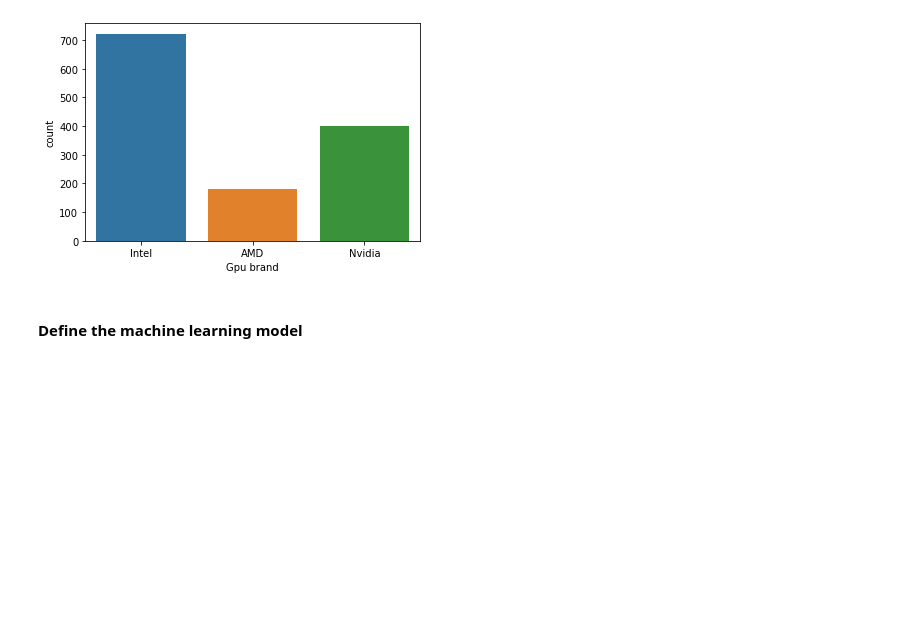
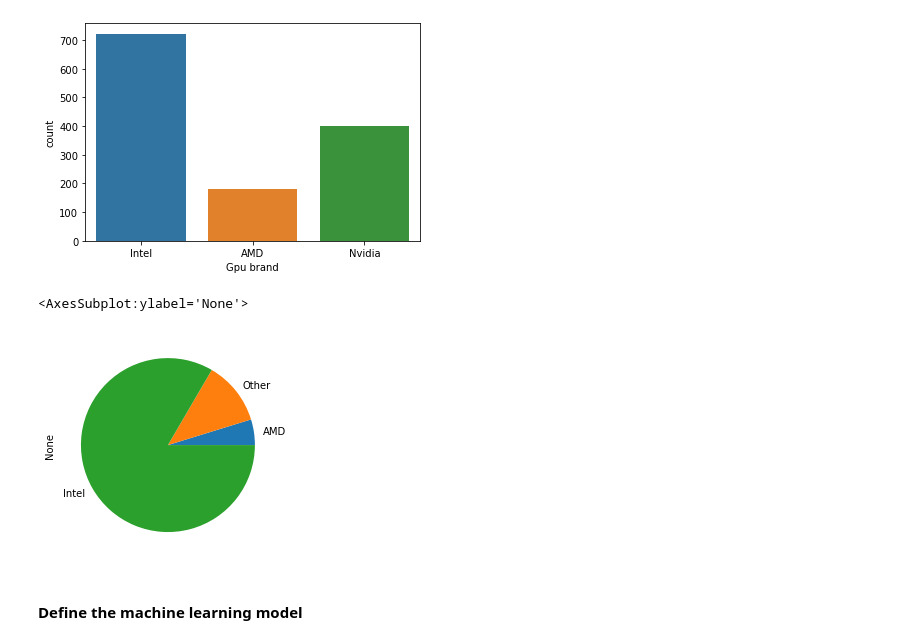
Before and after one commit to SalithaEkanayaka123/ML_Assignment2_IT19121048_IT19086408_IT19099514_IT19104690-1, a Jupyter notebook: machine-learning-assignment2.ipynb, the cells around one changed output. Saved outputs shown, nothing was run; the diff lists cells and outputs as text; code cells hidden in the pictures; blank space fills up the shorter version.

Commit message:
COMMIT: CPU manufacture details added.

```diff
--- a/machine-learning-assignment2.ipynb
+++ b/machine-learning-assignment2.ipynb
@@ -47,3 +47,15 @@ sn.countplot(data_df['Gpu brand'])
 plt.show()
 # %% [output]
 [figure]
+# %%
+# Extracting CPU manufacture details from the dataset.
+cpu_manufacture = data_df['CPU_name'].str.split(' ',n = 1,expand=True)
+cpu_manufacture.head()
+data_df['CPU_manufacture'] = cpu_manufacture[0]
+# %%
+# Plotting the CPU manufacture details
+cpu_value = data_df.value_counts('CPU_manufacture')
+cpu_value.sort_values().plot(kind='pie')
+# %% [output]
+<AxesSubplot:ylabel='None'>
+[figure, added]
```
Also changed, not shown: parts of 1 cell of this notebook.
